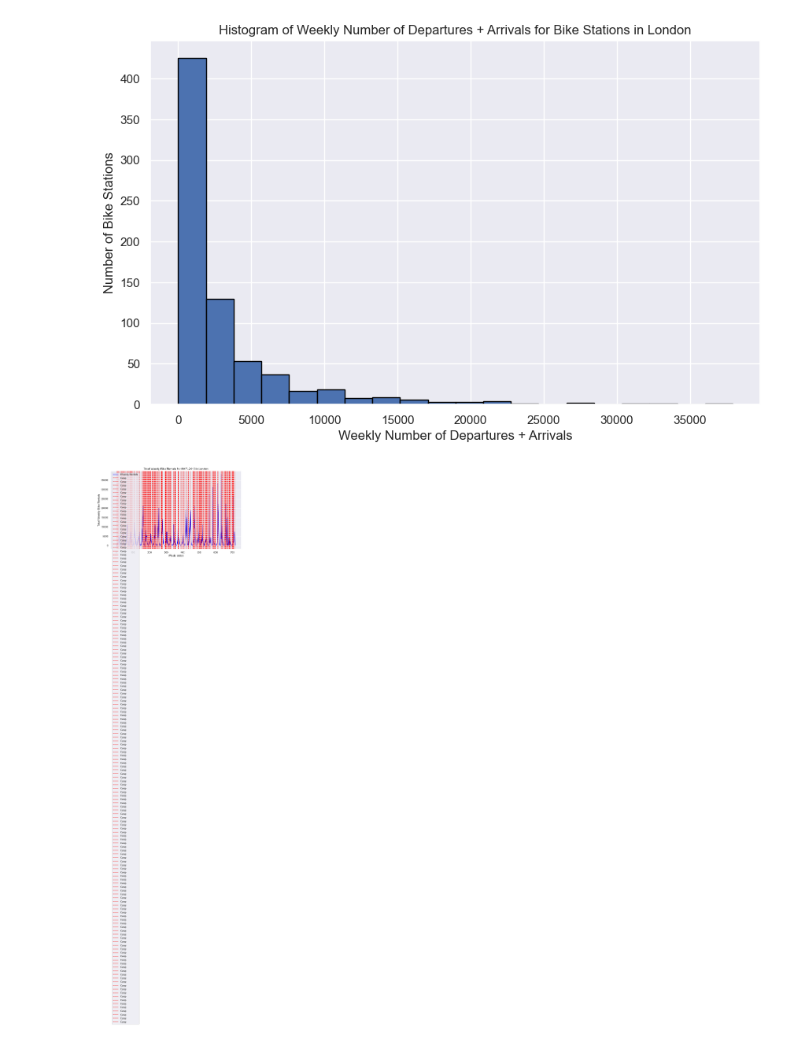
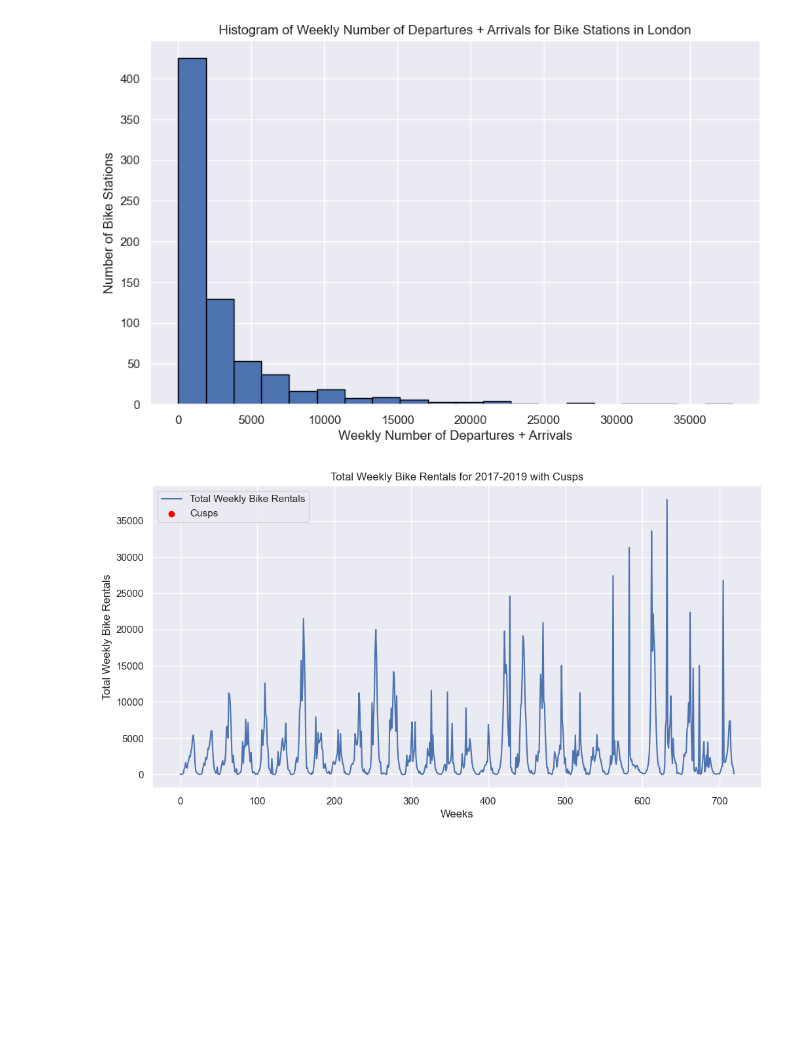
Before and after one commit to ehsanhosseini1380/torch_geometric_temporal, a Jupyter notebook: Src/divvybikes.ipynb, the cells around one changed output. Cells and saved outputs as stored; diff of their text form; code cells hidden in the pictures; blank space fills up the shorter version.

```diff
--- a/Src/divvybikes.ipynb
+++ b/Src/divvybikes.ipynb
@@ -263,28 +255,34 @@ plt.grid(True)
 plt.show()
 # %% [output]
 [figure]
-# %%
-import matplotlib.pyplot as plt
-
-plt.figure(figsize=(10, 6))
-plt.plot(weekly_departures_arrivals, color='blue', label='Weekly Rentals')
-plt.xlabel('Week Index')
-plt.ylabel('Total Weekly Bike Rentals')
-plt.title('Total Weekly Bike Rentals for 2017–2019 in London')
-plt.grid(True)
-
-# Identify cusps in the data and highlight them
-# A cusp is defined as a point where the value is significantly higher than its neighbors
-cusps = []
-for i in range(1, len(weekly_departures_arrivals) - 1):
-    if weekly_departures_arrivals[i] > weekly_departures_arrivals[i-1] and weekly_departures_arrivals[i] > weekly_departures_arrivals[i+1]:
-        cusps.append(i)
-
-if cusps:
-    for cusp in cusps:
-        plt.axvline(x=cusp, color='red', linestyle='--', label='Cusp')
-
-plt.legend()
-plt.show()
-# %% [output]
-[figure, removed]
+# %%
+num_snapshots = dataset.snapshot_count
+
+total_weekly_rentals = []
+for time_index in range(num_snapshots):
+    node_data = dataset[time_index].y.sum(dim=0)
+    total_rentals = node_data.sum().item()
+    total_weekly_rentals.append(total_rentals)
+
+threshold = 300000
+
+cusps_indices = []
+for i in range(1, len(total_weekly_rentals) - 1):
+    if (
+        total_weekly_rentals[i] > total_weekly_rentals[i - 1]
+        and total_weekly_rentals[i] > total_weekly_rentals[i + 1]
+        and total_weekly_rentals[i] > threshold
+    ):
+        cusps_indices.append(i)
+
+plt.figure(figsize=(12, 6))
+plt.plot(total_weekly_rentals, label='Total Weekly Bike Rentals')
+plt.scatter(cusps_indices, [total_weekly_rentals[i] for i in cusps_indices], color='red', label='Cusps')
+plt.xlabel('Weeks')
+plt.ylabel('Total Weekly Bike Rentals')
+plt.title('Total Weekly Bike Rentals for 2017-2019 with Cusps')
+plt.legend()
+plt.grid(True)
+plt.show()
+# %% [output]
+[figure, added]
```
Also changed, not shown: parts of 4 cells of this notebook, 1 other file.
